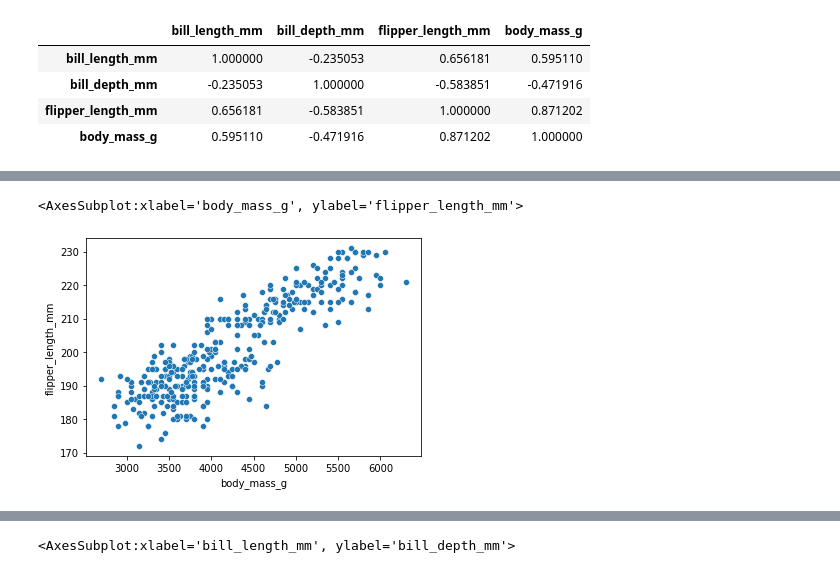
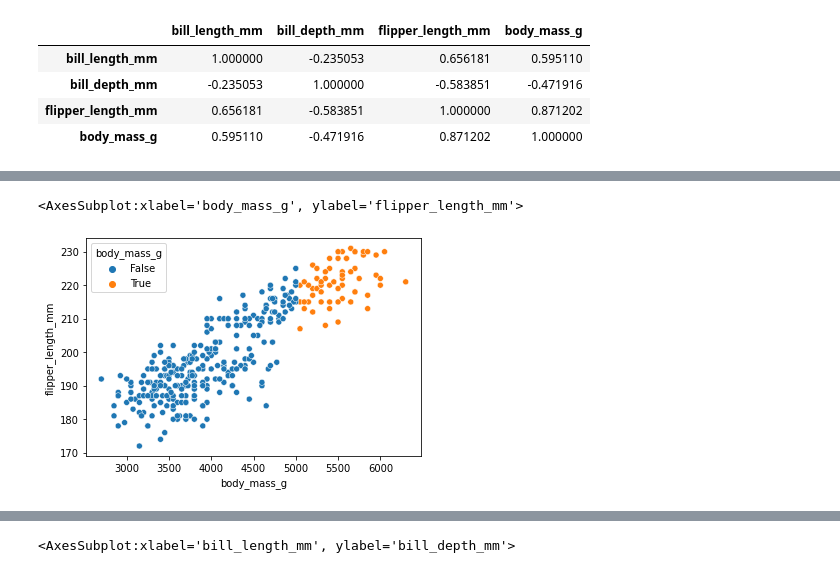
Before and after one commit to Ironhack-Data-Madrid-Enero-2021/Classroom-Materials, a Jupyter notebook: week_02/04-visualization.ipynb, the cells around one changed output, grey strips where cells are left out. Drawn from its saved outputs; the diff is of its cells as text; code cells hidden in the pictures.

```diff
--- a/week_02/04-visualization.ipynb
+++ b/week_02/04-visualization.ipynb
@@ -462,3 +523,5 @@ penguins.corr()
 | bill_depth_mm | -0.235053 | 1.000000 | -0.583851 | -0.471916 |
 | flipper_length_mm | 0.656181 | -0.583851 | 1.000000 | 0.871202 |
 | body_mass_g | 0.595110 | -0.471916 | 0.871202 | 1.000000 |
+# %%
+penguins["is_big"] = penguins.body_mass_g > 5000
@@ -465,5 +537,5 @@ penguins.corr()
 # %%
-sns.scatterplot(x="body_mass_g", y="flipper_length_mm", data=penguins)
+sns.scatterplot(x="body_mass_g", y="flipper_length_mm", hue=penguins.body_mass_g > 5000, data=penguins)
 # %% [output]
 <AxesSubplot:xlabel='body_mass_g', ylabel='flipper_length_mm'>
-[figure, old version]
+[figure, new version]
```
Also changed, not shown: parts of 35 cells of this notebook.
